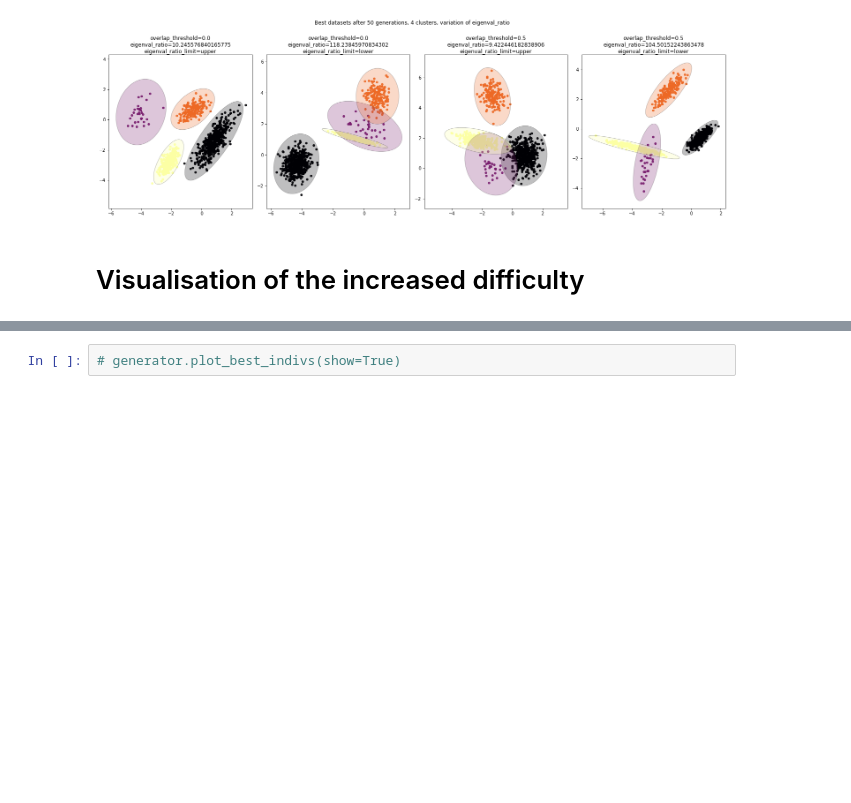
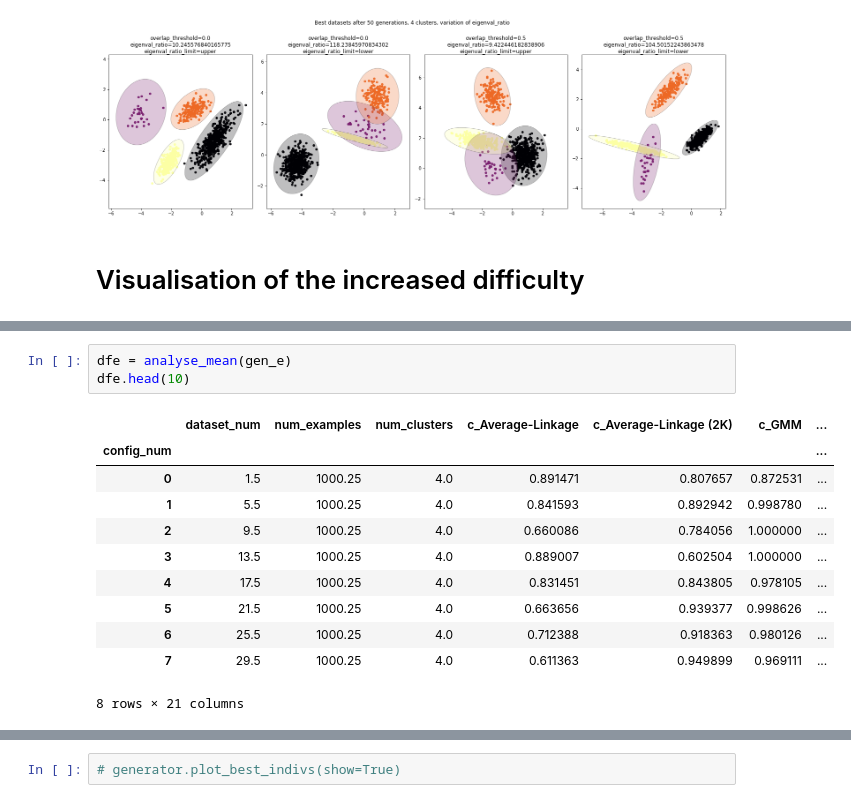
Before and after one commit to LudovicSterlin/projet-stochastic, a Jupyter notebook: clustering_datasets.ipynb, the cells around one changed output, grey strips where cells are left out. Drawn from its saved outputs; the diff is of its cells as text; blank space fills up the shorter version.

```diff
--- a/clustering_datasets.ipynb
+++ b/clustering_datasets.ipynb
@@ -579,0 +505,15 @@ figsize=(15,10), title="Score of clustering algorithms with different overlap ta
+# %%
+dfe = analyse_mean(gen_e)
+dfe.head(10)
+# %% [output]
+|  | dataset_num | num_examples | num_clusters | c_Average-Linkage | c_Average-Linkage (2K) | c_GMM | ... |
+| config_num |  |  |  |  |  |  | ... |
+| 0 | 1.5 | 1000.25 | 4.0 | 0.891471 | 0.807657 | 0.872531 | ... |
+| 1 | 5.5 | 1000.25 | 4.0 | 0.841593 | 0.892942 | 0.998780 | ... |
+| 2 | 9.5 | 1000.25 | 4.0 | 0.660086 | 0.784056 | 1.000000 | ... |
+| 3 | 13.5 | 1000.25 | 4.0 | 0.889007 | 0.602504 | 1.000000 | ... |
+| 4 | 17.5 | 1000.25 | 4.0 | 0.831451 | 0.843805 | 0.978105 | ... |
+| 5 | 21.5 | 1000.25 | 4.0 | 0.663656 | 0.939377 | 0.998626 | ... |
+| 6 | 25.5 | 1000.25 | 4.0 | 0.712388 | 0.918363 | 0.980126 | ... |
+| 7 | 29.5 | 1000.25 | 4.0 | 0.611363 | 0.949899 | 0.969111 | ... |
+8 rows × 21 columns
```
Also changed, not shown: parts of 25 cells of this notebook, 1 other file.
